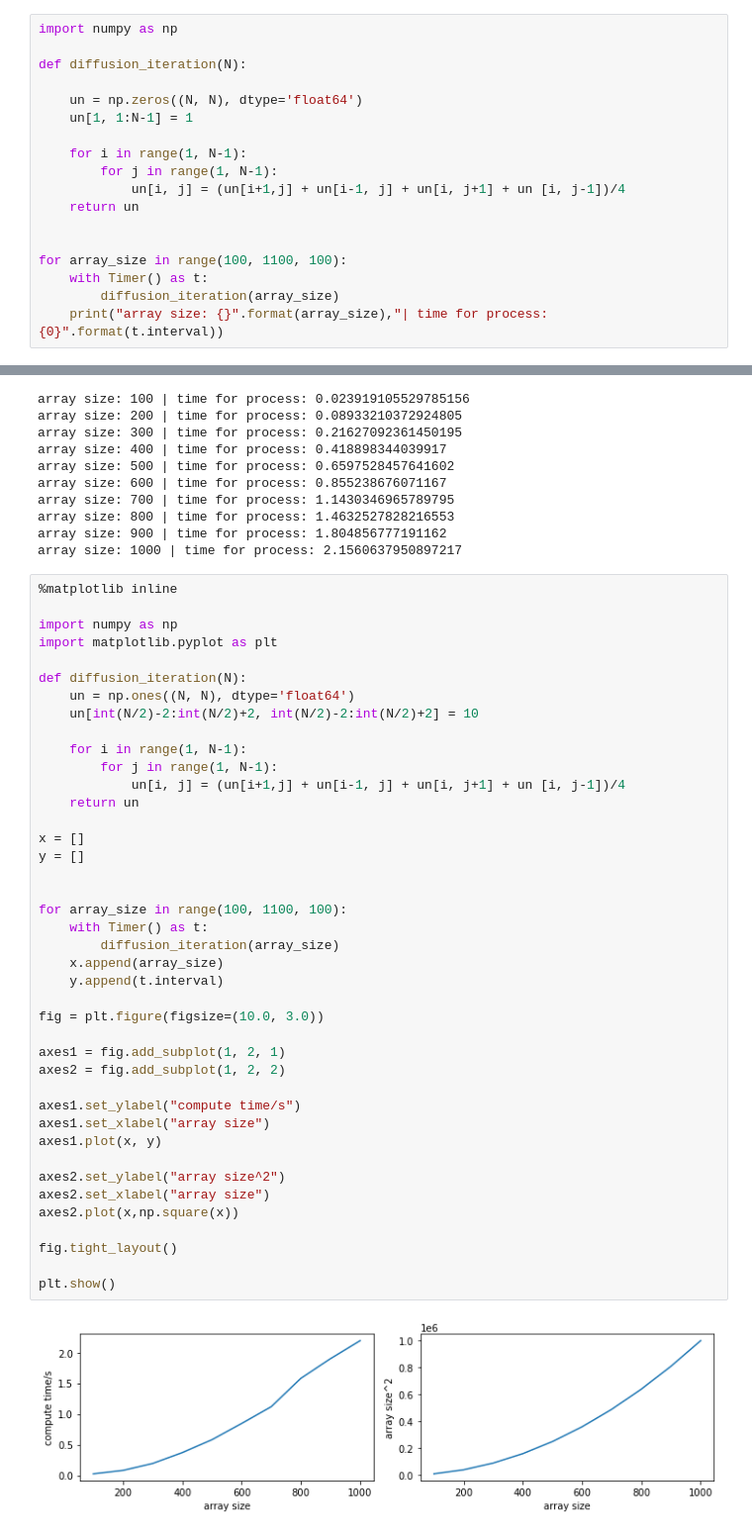
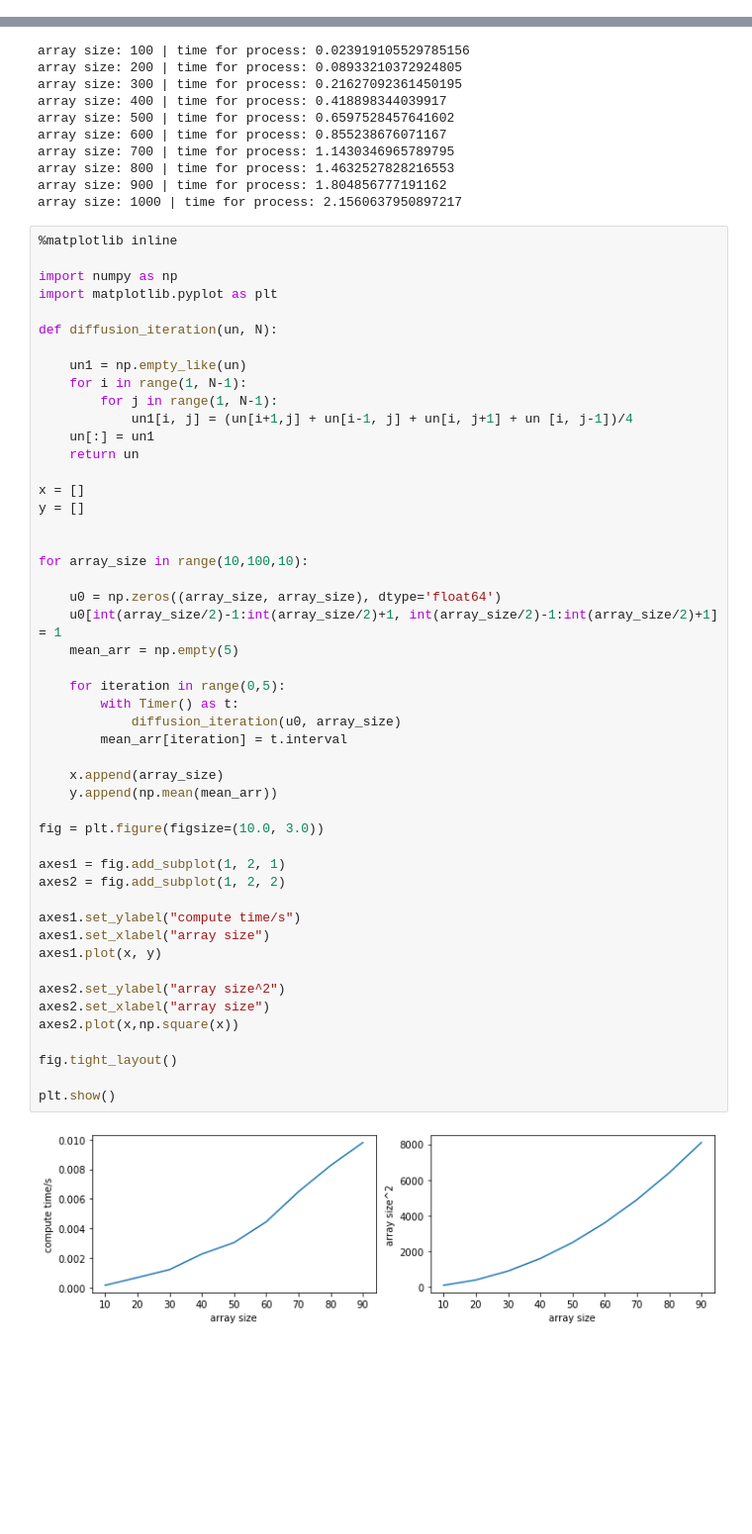
Before and after one commit to markp121/PHAS0102_cw1, a Jupyter notebook: coursework_1.ipynb, the cells around one changed output, grey strips where cells are left out. Shown at 99% size. Saved outputs shown, nothing was run; the diff lists cells and outputs as text; blank space fills up the shorter version.

```diff
--- a/coursework_1.ipynb
+++ b/coursework_1.ipynb
@@ -48,18 +13,0 @@ for iteration in range(0,2):
-# %%
-import numpy as np
-
-def diffusion_iteration(N):
-
-    un = np.zeros((N, N), dtype='float64')
-    un[1, 1:N-1] = 1
-
-    for i in range(1, N-1):
-        for j in range(1, N-1):
-            un[i, j] = (un[i+1,j] + un[i-1, j] + un[i, j+1] + un [i, j-1])/4
-    return un
-
-
-for array_size in range(100, 1100, 100):
-    with Timer() as t:
-        diffusion_iteration(array_size)
-    print("array size: {}".format(array_size),"| time for process: {0}".format(t.interval))
@@ -110,40 +47,48 @@ array size: 1000 | time for process: 2.1560637950897217
 import numpy as np
 import matplotlib.pyplot as plt
 
-def diffusion_iteration(N):
-    un = np.ones((N, N), dtype='float64')
-    un[int(N/2)-2:int(N/2)+2, int(N/2)-2:int(N/2)+2] = 10
+def diffusion_iteration(un, N):
 
+    un1 = np.empty_like(un)
     for i in range(1, N-1):
         for j in range(1, N-1):
-            un[i, j] = (un[i+1,j] + un[i-1, j] + un[i, j+1] + un [i, j-1])/4
+            un1[i, j] = (un[i+1,j] + un[i-1, j] + un[i, j+1] + un [i, j-1])/4
+    un[:] = un1
     return un
 
 x = []
 y = []
 
 
-for array_size in range(100, 1100, 100):
-    with Timer() as t:
-        diffusion_iteration(array_size)
+for array_size in range(10,100,10):
+
+    u0 = np.zeros((array_size, array_size), dtype='float64')
+    u0[int(array_size/2)-1:int(array_size/2)+1, int(array_size/2)-1:int(array_size/2)+1] = 1
+    mean_arr = np.empty(5)
+
+    for iteration in range(0,5):
+        with Timer() as t:
+            diffusion_iteration(u0, array_size)
+        mean_arr[iteration] = t.interval
+
     x.append(array_size)
-    y.append(t.interval)
+    y.append(np.mean(mean_arr))
 
 fig = plt.figure(figsize=(10.0, 3.0))
 
 axes1 = fig.add_subplot(1, 2, 1)
 axes2 = fig.add_subplot(1, 2, 2)
 
 axes1.set_ylabel("compute time/s")
 axes1.set_xlabel("array size")
 axes1.plot(x, y)
 
 axes2.set_ylabel("array size^2")
 axes2.set_xlabel("array size")
 axes2.plot(x,np.square(x))
 
 fig.tight_layout()
 
 plt.show()
 # %% [output]
-[figure, old version]
+[figure, new version]
```
Also changed, not shown: parts of 12 cells of this notebook, 2 other files.
